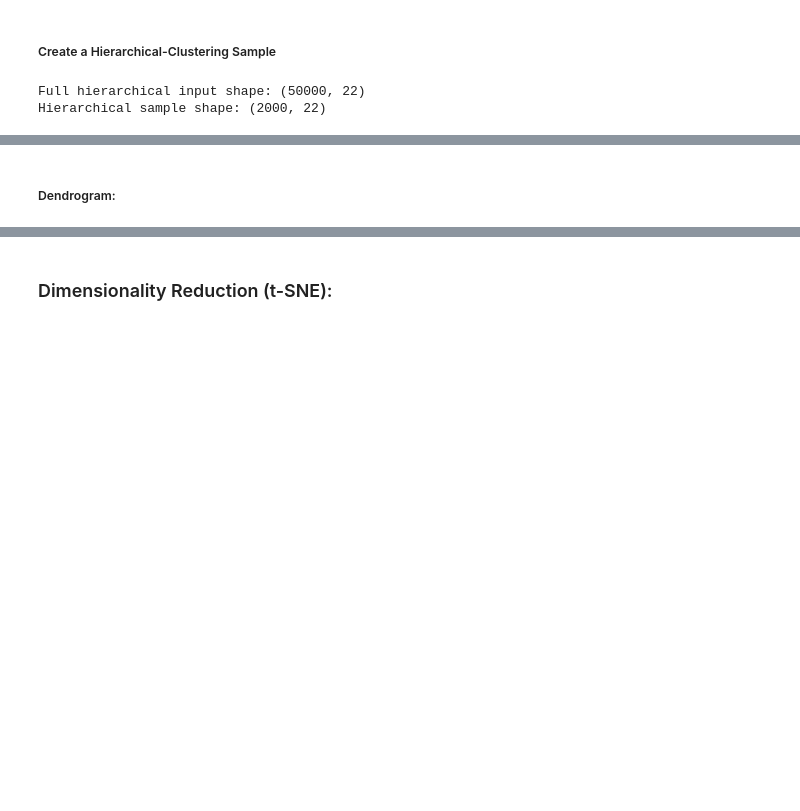
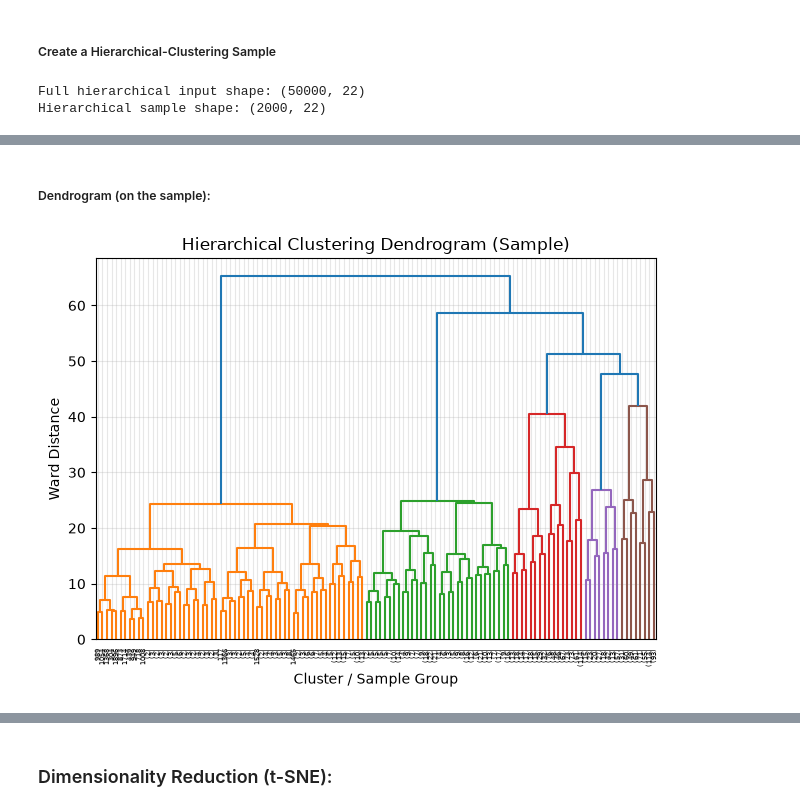
Before and after one commit to zaldin474/intership-progress, a Jupyter notebook: internship/project1/Notebooks/05_unsupervised_learning.ipynb, the cells around one changed output, grey strips where cells are left out. Saved outputs shown, nothing was run; the diff lists cells and outputs as text; code cells hidden in the pictures; blank space fills up the shorter version.

```diff
--- a/internship/project1/Notebooks/05_unsupervised_learning.ipynb
+++ b/internship/project1/Notebooks/05_unsupervised_learning.ipynb
@@ -564,15 +590,18 @@ print(f"Silhouette score for BIRCH clustering: {birch_ss:.4f}")
 # %% [markdown]
-##### Dendrogram:
+##### Dendrogram (on the sample):
 # %%
 plt.Figure(figsize= (12,12))
 
-Z = linkage(X_scaled, method = 'ward')
+Z = linkage(X_hier_sample, method = 'ward')
+
 dendrogram( Z, truncate_mode="level", p=6 )
 
 plt.title("Hierarchical Clustering Dendrogram (Sample)")
 plt.xlabel("Cluster / Sample Group")
 plt.ylabel("Ward Distance")
 
 plt.grid(alpha=0.3)
 plt.tight_layout()
 plt.show()
+# %% [output]
+[figure, added]
```
Also changed, not shown: parts of 28 cells of this notebook, 17 other files.
